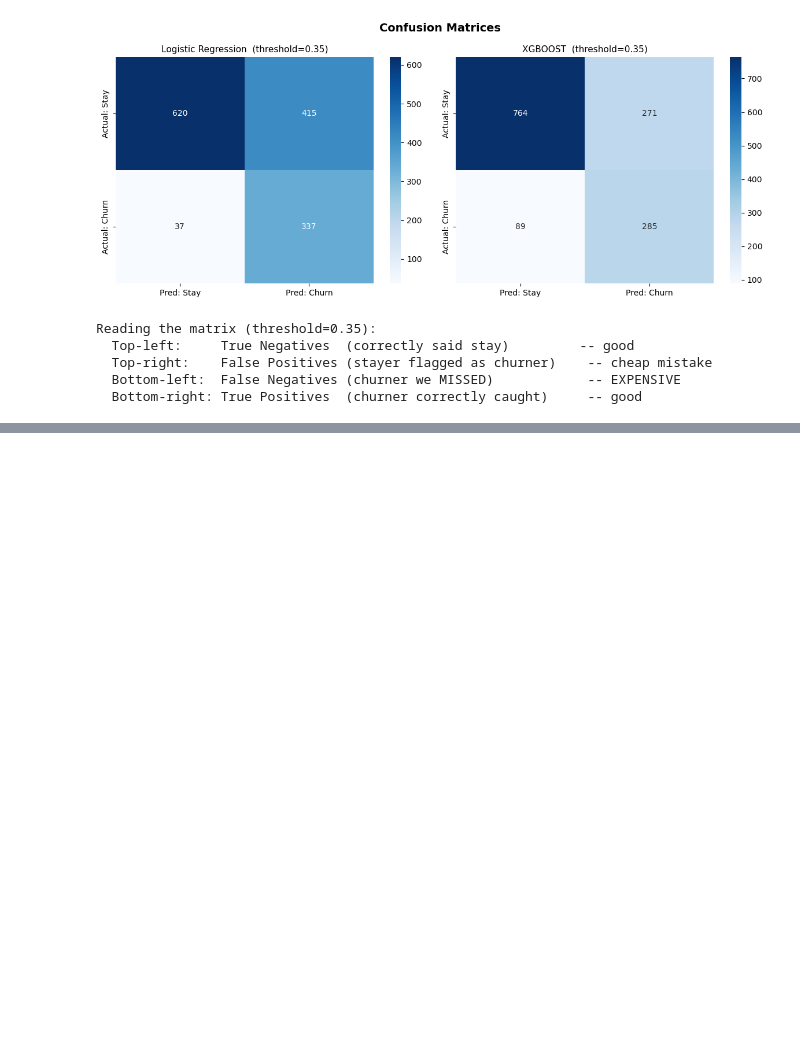
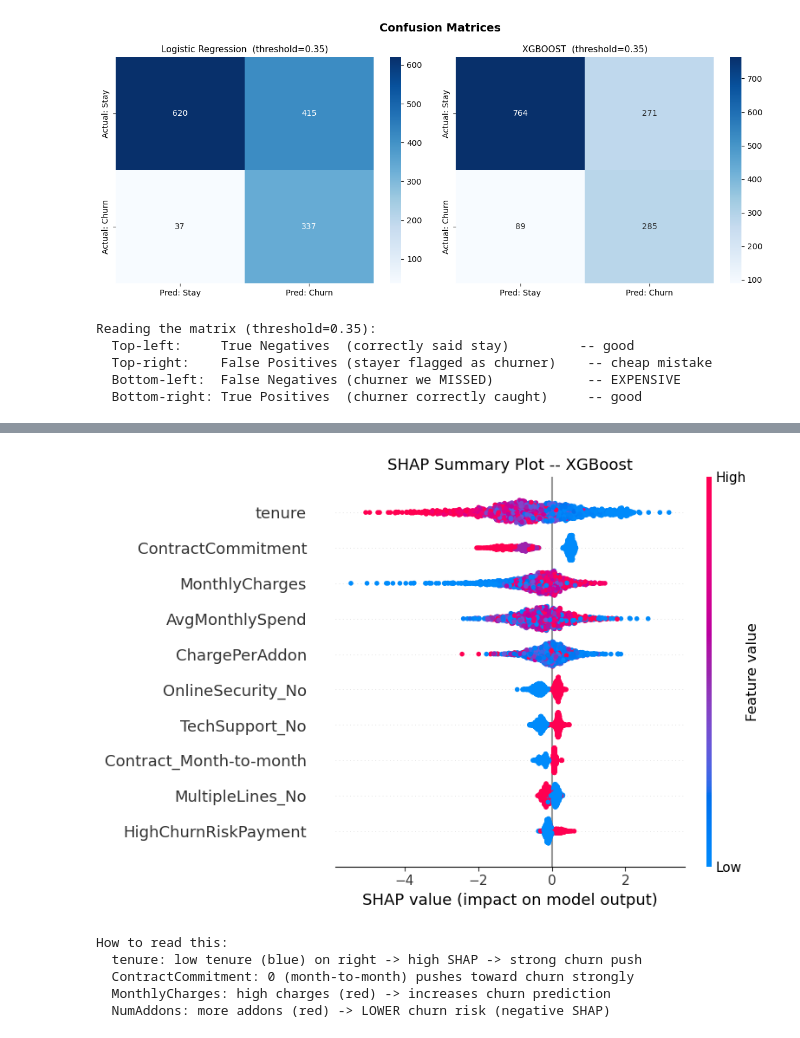
Before and after one commit to SamuelDare-programmer/CustomerChurn, a Jupyter notebook: my_eda.ipynb, the cells around one changed output, grey strips where cells are left out. Drawn from its saved outputs; the diff is of its cells as text; code cells hidden in the pictures; blank space fills up the shorter version.

```diff
--- a/my_eda.ipynb
+++ b/my_eda.ipynb
@@ -614,3 +614,13 @@ Reading the matrix (threshold=0.35):
   Top-right:    False Positives (stayer flagged as churner)    -- cheap mistake
   Bottom-left:  False Negatives (churner we MISSED)            -- EXPENSIVE
   Bottom-right: True Positives  (churner correctly caught)     -- good
+# %%
+best_pipe   = xgb_pipeline
+y_prob_best = best_pipe.predict_proba(X_test)[:, 1]
+y_pred_best = (y_prob_best >= THRESHOLD).astype(int)
+from sklearn.metrics import classification_report
+print(f'=== XGBoost Classification Report (threshold = {THRESHOLD}) ===')
+print(classification_report(
+    y_test, y_pred_best,
+    target_names=['Retained (0)', 'Churned (1)']
+))
@@ -616,0 +637,34 @@ Reading the matrix (threshold=0.35):
+# %%
+ohe_feature_names = (
+    best_pipe.named_steps['prep']
+    .named_transformers_['cat']
+    .get_feature_names_out(cat_cols_model)
+    .tolist()
+)
+all_feature_names = num_cols + ohe_feature_names
+
+import shap
+
+X_test_transformed = best_pipe.named_steps['prep'].transform(X_test)
+
+explainer = shap.TreeExplainer(best_pipe.named_steps['model'])
+shap_values = explainer.shap_values(X_test_transformed)
+# %%
+shap.summary_plot(shap_values, X_test_transformed, feature_names=all_feature_names, max_display=10, show=False)
+
+plt.title('SHAP Summary Plot -- XGBoost', fontsize=13)
+plt.tight_layout()
+plt.show()
+
+print('How to read this:')
+print('  tenure: low tenure (blue) on right -> high SHAP -> strong churn push')
+print('  ContractCommitment: 0 (month-to-month) pushes toward churn strongly')
+print('  MonthlyCharges: high charges (red) -> increases churn prediction')
+print('  NumAddons: more addons (red) -> LOWER churn risk (negative SHAP)')
+# %% [output]
+[figure, added]
+How to read this:
+  tenure: low tenure (blue) on right -> high SHAP -> strong churn push
+  ContractCommitment: 0 (month-to-month) pushes toward churn strongly
+  MonthlyCharges: high charges (red) -> increases churn prediction
+  NumAddons: more addons (red) -> LOWER churn risk (negative SHAP)
```
Also changed, not shown: parts of 5 cells of this notebook, 1 other file.
